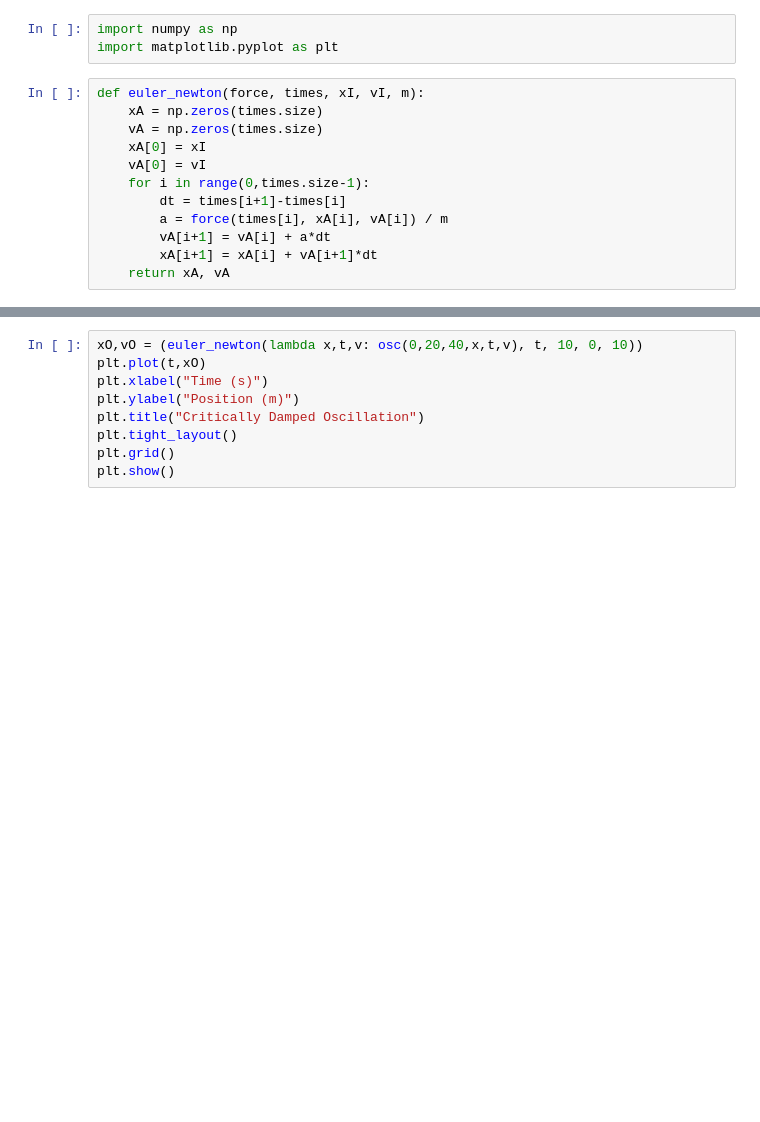
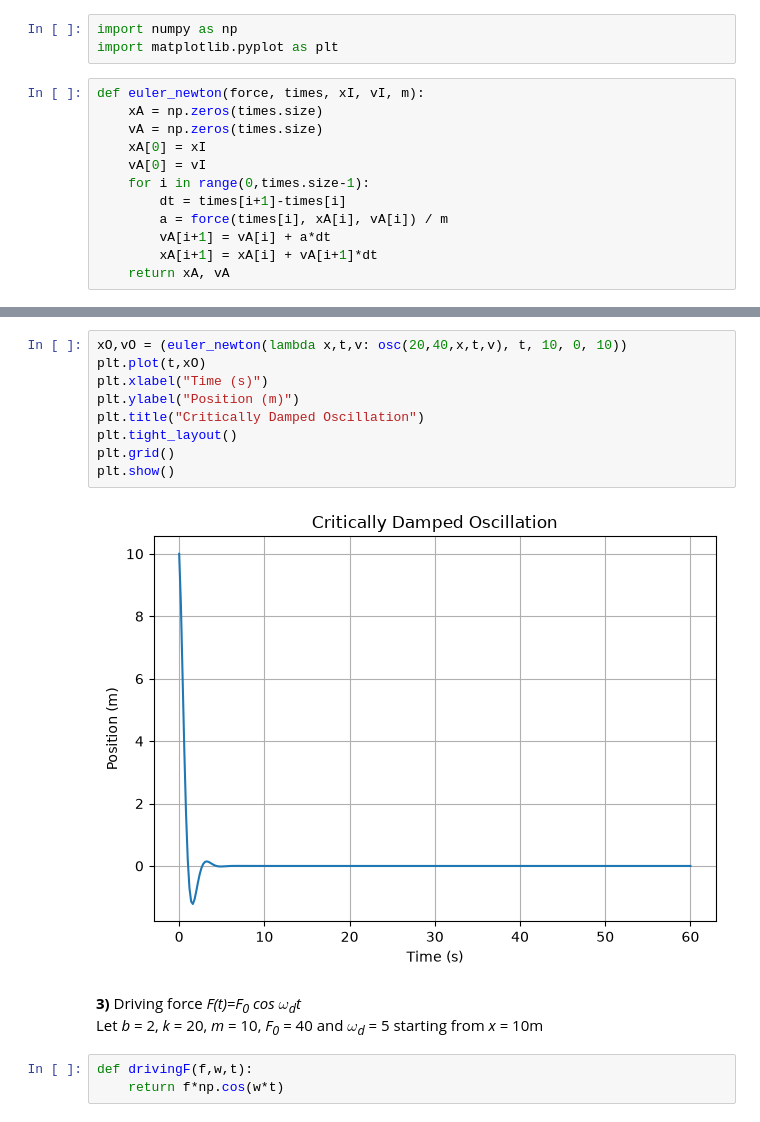
Before and after one commit to hugelinkfan15/PHY304-Labs, a Jupyter notebook: PHY304_Lab6.ipynb, the cells around one changed output, grey strips where cells are left out. Cells and saved outputs as stored; diff of their text form; blank space fills up the shorter version.

```diff
--- a/PHY304_Lab6.ipynb
+++ b/PHY304_Lab6.ipynb
@@ -71,9 +79,17 @@ Let *b* = 20, *k* = 40, *m* = 10, and *a* = 10, starting at *x* = 10m
 # %%
-xO,vO = (euler_newton(lambda x,t,v: osc(0,20,40,x,t,v), t, 10, 0, 10))
+xO,vO = (euler_newton(lambda x,t,v: osc(20,40,x,t,v), t, 10, 0, 10))
 plt.plot(t,xO)
 plt.xlabel("Time (s)")
 plt.ylabel("Position (m)")
 plt.title("Critically Damped Oscillation")
 plt.tight_layout()
 plt.grid()
 plt.show()
+# %% [output]
+[figure, added]
+# %% [markdown]
+**3)** Driving force *F(t)=F<sub>0</sub> cos $\omega$<sub>d</sub>t*
+Let *b* = 2, *k* = 20, *m* = 10, *F<sub>0</sub>* = 40 and *$\omega$<sub>d</sub>* = 5  starting from *x* = 10m
+# %%
+def drivingF(f,w,t):
+    return f*np.cos(w*t)
```
Also changed, not shown: parts of 14 cells of this notebook.
